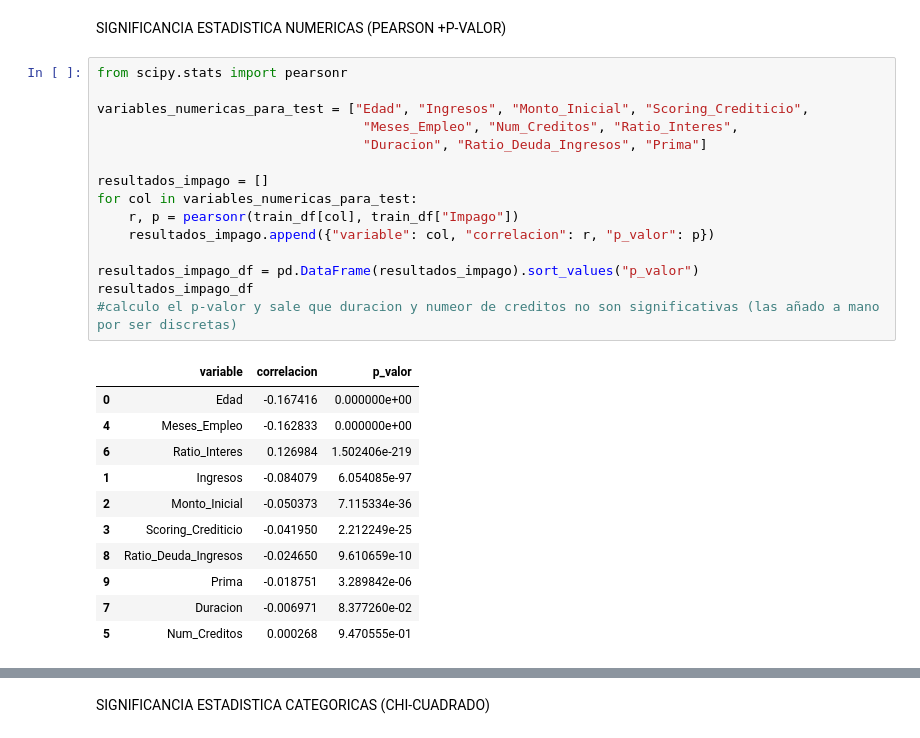
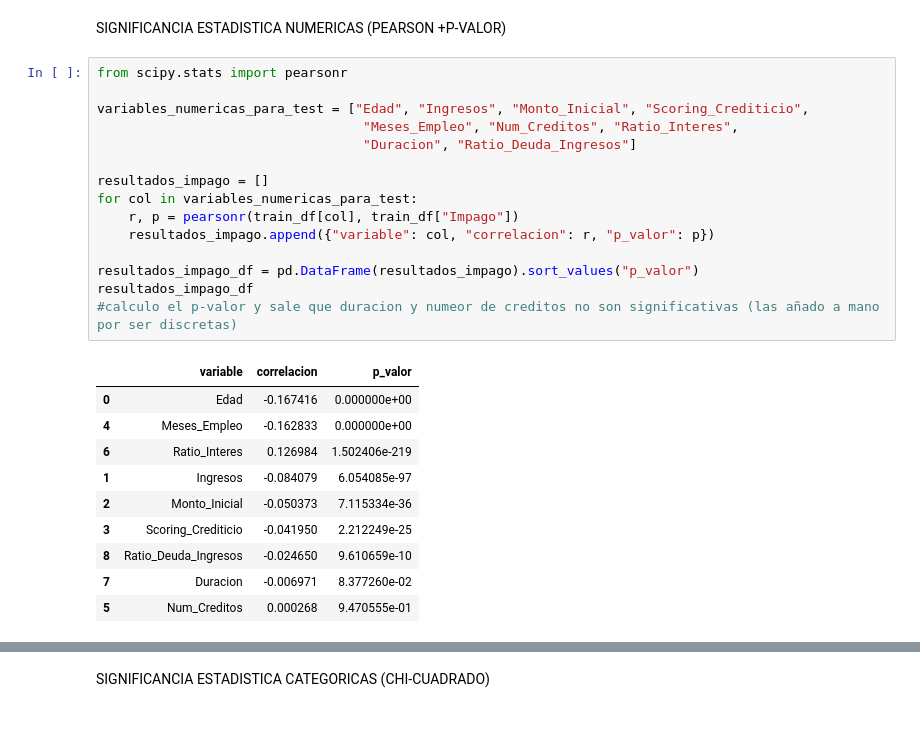
Before and after one commit to NaiaArroyo/RETO-5-NARANJA, a Jupyter notebook: preprocesamiento.ipynb, the cells around one changed output, grey strips where cells are left out. Cells and saved outputs as stored; diff of their text form.

```diff
--- a/preprocesamiento.ipynb
+++ b/preprocesamiento.ipynb
@@ -492,28 +492,27 @@ SIGNIFICANCIA ESTADISTICA NUMERICAS (PEARSON +P-VALOR)
 # %%
 from scipy.stats import pearsonr
 
 variables_numericas_para_test = ["Edad", "Ingresos", "Monto_Inicial", "Scoring_Crediticio",
                                   "Meses_Empleo", "Num_Creditos", "Ratio_Interes",
-                                  "Duracion", "Ratio_Deuda_Ingresos", "Prima"]
+                                  "Duracion", "Ratio_Deuda_Ingresos"]
 
 resultados_impago = []
 for col in variables_numericas_para_test:
     r, p = pearsonr(train_df[col], train_df["Impago"])
     resultados_impago.append({"variable": col, "correlacion": r, "p_valor": p})
 
 resultados_impago_df = pd.DataFrame(resultados_impago).sort_values("p_valor")
 resultados_impago_df
 #calculo el p-valor y sale que duracion y numeor de creditos no son significativas (las añado a mano por ser discretas)
 # %% [output]
 |  | variable | correlacion | p_valor |
 | 0 | Edad | -0.167416 | 0.000000e+00 |
 | 4 | Meses_Empleo | -0.162833 | 0.000000e+00 |
 | 6 | Ratio_Interes | 0.126984 | 1.502406e-219 |
 | 1 | Ingresos | -0.084079 | 6.054085e-97 |
 | 2 | Monto_Inicial | -0.050373 | 7.115334e-36 |
 | 3 | Scoring_Crediticio | -0.041950 | 2.212249e-25 |
 | 8 | Ratio_Deuda_Ingresos | -0.024650 | 9.610659e-10 |
-| 9 | Prima | -0.018751 | 3.289842e-06 |
 | 7 | Duracion | -0.006971 | 8.377260e-02 |
 | 5 | Num_Creditos | 0.000268 | 9.470555e-01 |
 # %%
```
Also changed, not shown: parts of 3 cells of this notebook, 9 other files.
